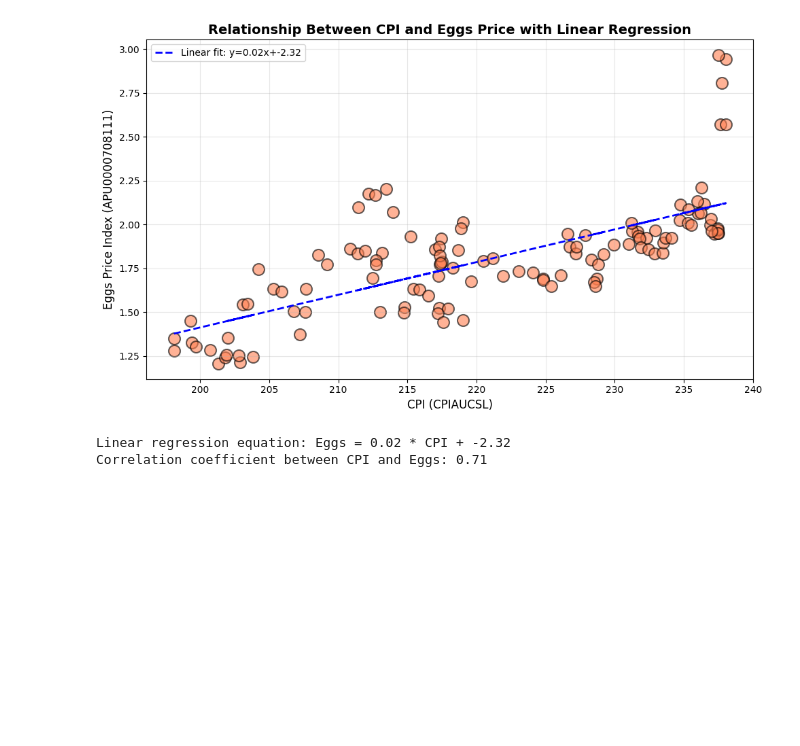
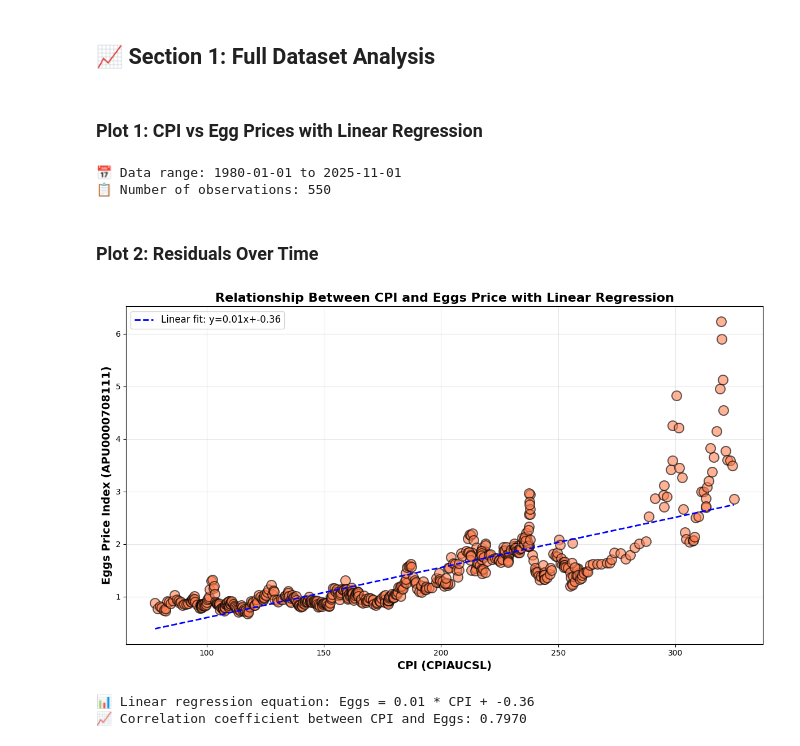
Before and after one commit to carteradamski/MDST_ECON_PROJECT_W26, a Jupyter notebook: week0/Demo.ipynb, the cells around one changed output. Drawn from its saved outputs; the diff is of its cells as text; code cells hidden in the pictures; blank space fills up the shorter version.

```diff
--- a/week0/Demo.ipynb
+++ b/week0/Demo.ipynb
@@ -10,38 +25,51 @@ Gas = pd.read_csv('GasPrices.csv')
+# %% [markdown]
+## 📈 Section 1: Full Dataset Analysis
+# %% [markdown]
+### Plot 1: CPI vs Egg Prices with Linear Regression
+# %%
+# Prepare merged dataset
+merged = pd.merge(CPI, eggs, on='observation_date')
+merged['observation_date'] = pd.to_datetime(merged['observation_date'])
+merged = merged.dropna()
+
+print(f"📅 Data range: {merged['observation_date'].min().date()} to {merged['observation_date'].max().date()}")
+print(f"📋 Number of observations: {len(merged)}")
+# %% [output]
+📅 Data range: 1980-01-01 to 2025-11-01
+📋 Number of observations: 550
+# %% [markdown]
+### Plot 2: Residuals Over Time
 # %%
-import numpy as np
-
-merged = pd.merge(CPI, eggs, on='observation_date')
-
-# Remove any rows with NaN values
-merged_clean = merged.dropna()
-
-# Create a detailed scatter plot with linear regression line
-plt.figure(figsize=(10, 6))
+# Create scatter plot with linear regression line
+plt.figure(figsize=(12, 7))
 
 # Create scatter plot
-plt.scatter(merged_clean['CPIAUCSL'], merged_clean['APU0000708111'], s=150, alpha=0.6, c='coral', edgecolors='black', linewidth=1.5)
+plt.scatter(merged['CPIAUCSL'], merged['APU0000708111'],
+            s=150, alpha=0.6, c='coral', edgecolors='black', linewidth=1.5)
 
 # Calculate and plot linear regression line
-z = np.polyfit(merged_clean['CPIAUCSL'], merged_clean['APU0000708111'], 1)
+z = np.polyfit(merged['CPIAUCSL'], merged['APU0000708111'], 1)
 p = np.poly1d(z)
 
 # Add residuals to the dataframe
-merged_clean['residual'] = merged_clean['APU0000708111'] - p(merged_clean['CPIAUCSL'])
-plt.plot(merged_clean['CPIAUCSL'], p(merged_clean['CPIAUCSL']), "b--", linewidth=2, label=f'Linear fit: y={z[0]:.2f}x+{z[1]:.2f}')
+merged['residual'] = merged['APU0000708111'] - p(merged['CPIAUCSL'])
+plt.plot(merged['CPIAUCSL'], p(merged['CPIAUCSL']),
+         "b--", linewidth=2, label=f'Linear fit: y={z[0]:.2f}x+{z[1]:.2f}')
 
-plt.xlabel('CPI (CPIAUCSL)', fontsize=12)
-plt.ylabel('Eggs Price Index (APU0000708111)', fontsize=12)
-plt.title('Relationship Between CPI and Eggs Price with Linear Regression', fontsize=14, fontweight='bold')
-plt.legend()
+plt.xlabel('CPI (CPIAUCSL)', fontsize=14, fontweight='bold')
+plt.ylabel('Eggs Price Index (APU0000708111)', fontsize=14, fontweight='bold')
+plt.title('Relationship Between CPI and Eggs Price with Linear Regression',
+          fontsize=16, fontweight='bold')
+plt.legend(fontsize=12)
 plt.grid(True, alpha=0.3)
 plt.tight_layout()
 
 plt.show()
 
-print(f"Linear regression equation: Eggs = {z[0]:.2f} * CPI + {z[1]:.2f}")
-correlation = merged_clean['CPIAUCSL'].corr(merged_clean['APU0000708111'])
-print(f"Correlation coefficient between CPI and Eggs: {correlation:.2f}")
+print(f"📊 Linear regression equation: Eggs = {z[0]:.2f} * CPI + {z[1]:.2f}")
+correlation = merged['CPIAUCSL'].corr(merged['APU0000708111'])
+print(f"📈 Correlation coefficient between CPI and Eggs: {correlation:.4f}")
 # %% [output]
-[figure, old version]
+[figure, new version]
-Linear regression equation: Eggs = 0.02 * CPI + -2.32
-Correlation coefficient between CPI and Eggs: 0.71
+📊 Linear regression equation: Eggs = 0.01 * CPI + -0.36
+📈 Correlation coefficient between CPI and Eggs: 0.7970
```
Also changed, not shown: parts of 22 cells of this notebook.
